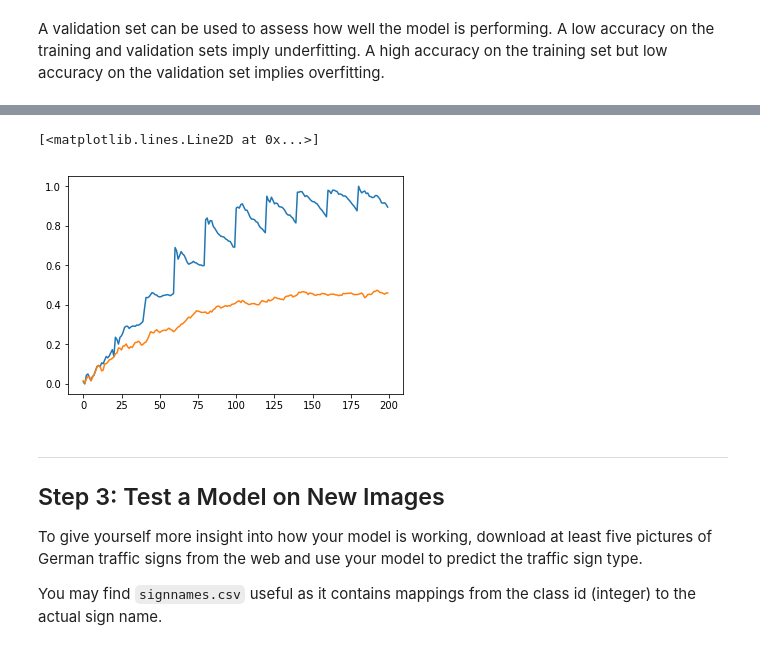
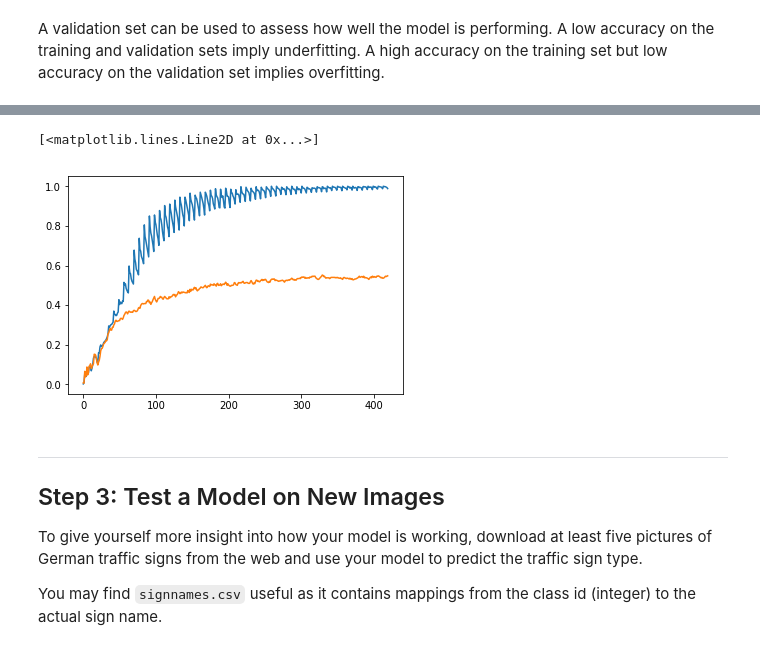
Before and after one commit to tempflip/CarND-Traffic-Sign-Classifier-Project, a Jupyter notebook: Traffic_Sign_Classifier.ipynb, the cells around one changed output, grey strips where cells are left out. Saved outputs shown, nothing was run; the diff lists cells and outputs as text; code cells hidden in the pictures.

```diff
--- a/Traffic_Sign_Classifier.ipynb
+++ b/Traffic_Sign_Classifier.ipynb
@@ -160,7 +160,7 @@ from sklearn.utils import shuffle
 import cv2
 n = len(X_train)
 nv = len(X_valid)
-n = 2000
+n = 3000
 nv = 500
 
 X_train, y_train = shuffle(X_train, y_train)
@@ -276,9 +276,9 @@ accuracy = tf.reduce_mean(tf.cast(correct_pred, tf.float32))
 saver = tf.train.Saver()
 init = tf.global_variables_initializer()
 print ('starting...')
-batch_size = 100
+batch_size = 400
 batch_numbers = int(len(xt)/batch_size)
-epochs = 10
+epochs = 60
 a_b = []
 a_v = []
 with tf.Session() as sess:
@@ -323,6 +323,6 @@ Epoch: 9/10      Batch : 19/20   loss: 644265.1875       acc: 0.8944976925849915
 OK, saved.
 [<matplotlib.lines.Line2D at 0x...>]
-[figure, old version]
+[figure, new version]
 # %% [markdown]
 ---
 
```
Also changed, not shown: parts of 6 cells of this notebook, 2 other files.
